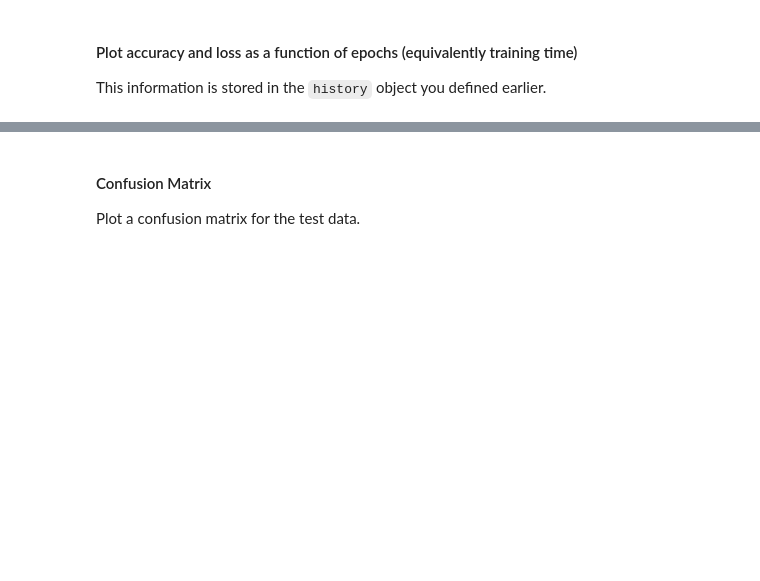
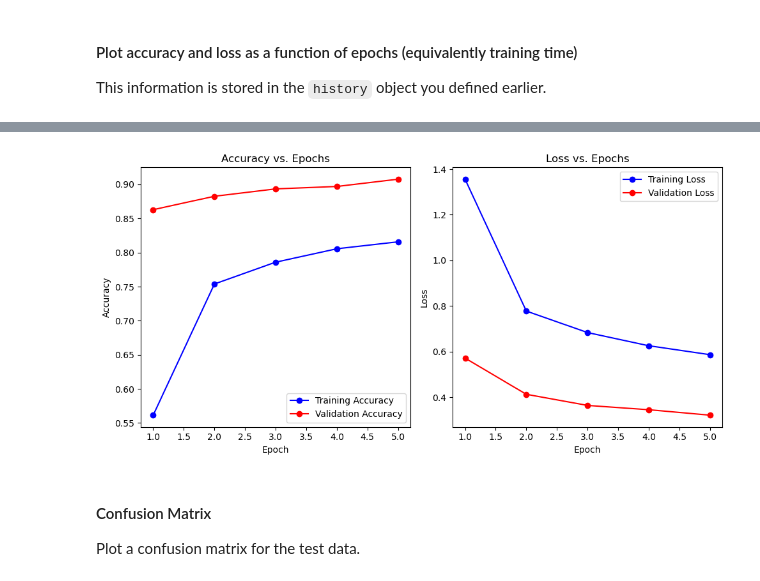
Before and after one commit to ASTR154/neural-networks, a Jupyter notebook: neural-networks.ipynb, the cells around one changed output, grey strips where cells are left out. Cells and saved outputs as stored; diff of their text form; code cells hidden in the pictures; blank space fills up the shorter version.

```diff
--- a/neural-networks.ipynb
+++ b/neural-networks.ipynb
@@ -87,14 +160,14 @@ Select three key options
 1.   **optimizer**: the method for optimizing the weights. "Stochastic Gradient Descent (SGD)" is the canonical method.
 2.   **loss** function: the form of the function to encode the difference between the data's true label and the predict label.
 3.   **metric**: the function by which the model is evaluated.
-# %%
-model.compile(  # complete
+# %%
+model.compile(optimizer = keras.optimizers.SGD(),
+             loss = 'categorical_crossentropy',
+             metrics = ['accuracy'])
 # %% [markdown]
 ### Fit (read: Train) the model
 Use 5 epochs (batches) of 32 images and a validation split of 80%.
-# %%
-history = model.fit(
-# complete
-# complete
-# complete
-# complete
+# %%
+history = model.fit(x_train_norm, y_train,
+                    epochs = 5, batch_size = 32,
+                    validation_split = 0.8)
@@ -128,0 +204,38 @@ This information is stored in the `history` object you defined earlier.
+# %%
+# Predict probabilities of each class
+pred_probs = model.predict(x_test_norm)
+
+# Convert probabilites to class labels and finds the index of the highest probability for each image
+pred_labels = np.argmax(pred_probs, axis=1)
+
+# converting from one-hot encoding to integers
+true_labels = np.argmax(y_test, axis=1)
+
+# plot training accuracy versus test accuracy versus epochs
+train_acc = history.history['accuracy']
+test_acc = history.history['val_accuracy']
+train_loss = history.history['loss']
+test_loss = history.history['val_loss']
+epochs = range(1, + len(train_acc) + 1)
+
+plt.figure(figsize=(10, 5))
+plt.subplot(1, 2, 1)
+plt.plot(epochs, train_acc, 'bo-', label='Training Accuracy')
+plt.plot(epochs, test_acc, 'ro-', label='Validation Accuracy')
+plt.title('Accuracy vs. Epochs')
+plt.xlabel('Epoch')
+plt.ylabel('Accuracy')
+plt.legend()
+
+# plot the loss
+plt.subplot(1, 2, 2)
+plt.plot(epochs, train_loss, 'bo-', label='Training Loss')
+plt.plot(epochs, test_loss, 'ro-', label='Validation Loss')
+plt.title('Loss vs. Epochs')
+plt.xlabel('Epoch')
+plt.ylabel('Loss')
+plt.legend()
+
+plt.tight_layout()
+plt.show()
+# %% [output]
@@ -129,3 +243,4 @@ This information is stored in the `history` object you defined earlier.
+[figure, added]
 # %% [markdown]
 #### Confusion Matrix
 Plot a confusion matrix for the test data.
```
Also changed, not shown: parts of 17 cells of this notebook.
